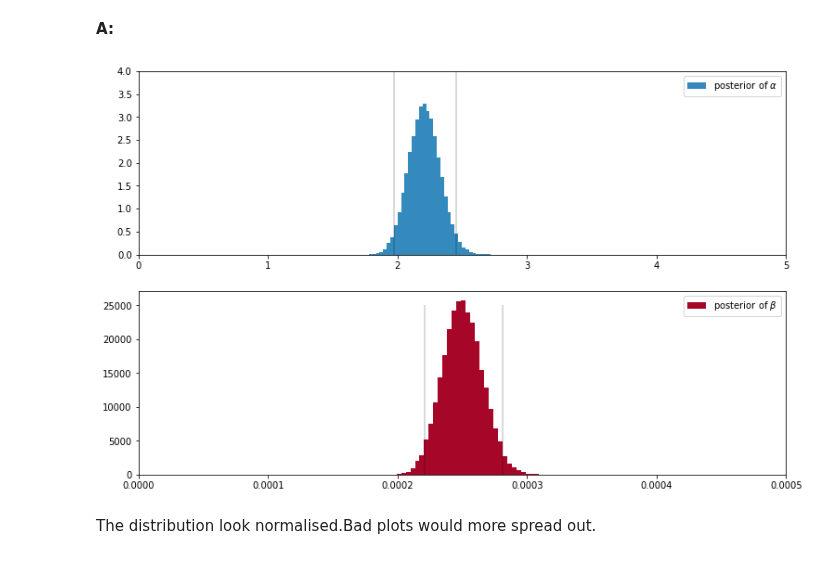
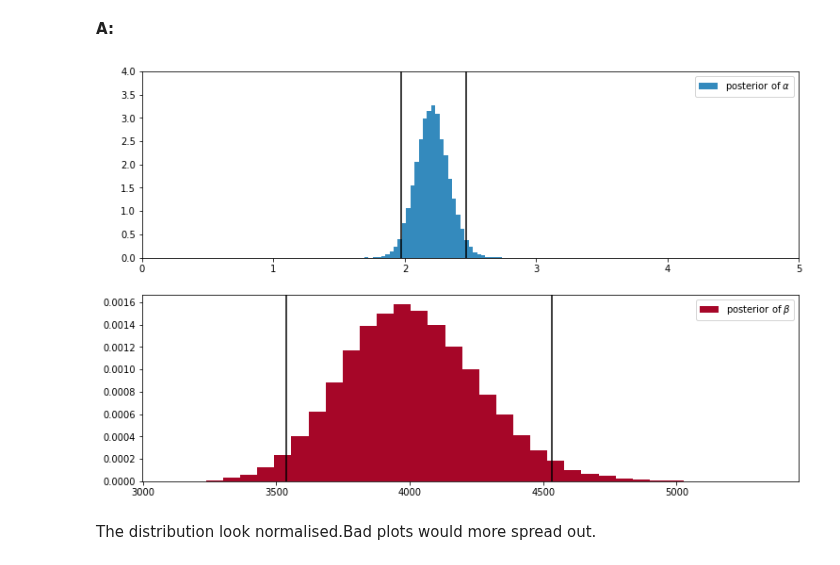
Before and after one commit to Anandpatil412/DSC, a Jupyter notebook: Miniproject_Bayesian_stats/inferential_statistics_3-Q.ipynb, the cells around one changed output. Saved outputs shown, nothing was run; the diff lists cells and outputs as text; code cells hidden in the pictures.

```diff
--- a/Miniproject_Bayesian_stats/inferential_statistics_3-Q.ipynb
+++ b/Miniproject_Bayesian_stats/inferential_statistics_3-Q.ipynb
@@ -104,9 +104,9 @@ import pymc3 as pm
 
 with pm.Model() as model:
     alpha_ = pm.Exponential('alpha_', alpha_est)
-    rate_ = pm.Exponential('rate_', beta_est)
+    rate_ = pm.Exponential('rate_', rate_est)
 
-    gm = pm.Gamma('gm', alpha = alpha_, beta = rate_,observed = no_insurance)
+    gm = pm.Gamma('gm', alpha = alpha_, beta = 1/rate_,observed = no_insurance)
     trace = pm.sample(draws = 10000,tune = 1500)
 # %% [output]
 Auto-assigning NUTS sampler...
@@ -126,34 +132,37 @@ __A:__
 # %%
 from IPython.core.pylabtools import figsize
 
 figsize(12.5, 8)
+plt.subplot(211)
 
-plt.subplot(211)
 alpha_trace = trace["alpha_"][:]
+
 plt.hist(alpha_trace, histtype='stepfilled', bins=35,
          label=r"posterior of $\alpha$", color="#348ABD", density = True)
+
 a = np.quantile(alpha_trace, .025)
 b = np.quantile(alpha_trace, .975)
-plt.vlines([a, b], [0, 0], [5, 5], alpha=0.2)
+plt.axvline(a,color='k')
+plt.axvline(b,color='k')
 
 plt.xlim(0, 5)
 plt.ylim(0, 4)
 plt.legend();
 
 plt.subplot(212)
 beta_trace = trace["rate_"][:]
+
 plt.hist(beta_trace, histtype='stepfilled', bins=35,
          label=r"posterior of $\beta$", color="#A60628", density = True)
 
 a = np.quantile(beta_trace, .025)
 b = np.quantile(beta_trace, .975)
-plt.vlines([a, b], [0, 0], [25000,25000], alpha=0.2)
-
-plt.xlim(0, 0.0005)
+plt.axvline(a,color='k')
+plt.axvline(b,color='k')
 
 plt.legend();
 # %% [output]
-[figure, old version]
+[figure, new version]
 # %% [markdown]
 The distribution look normalised.Bad plots would more spread out.
 # %% [markdown]
```
Also changed, not shown: parts of 5 cells of this notebook.
